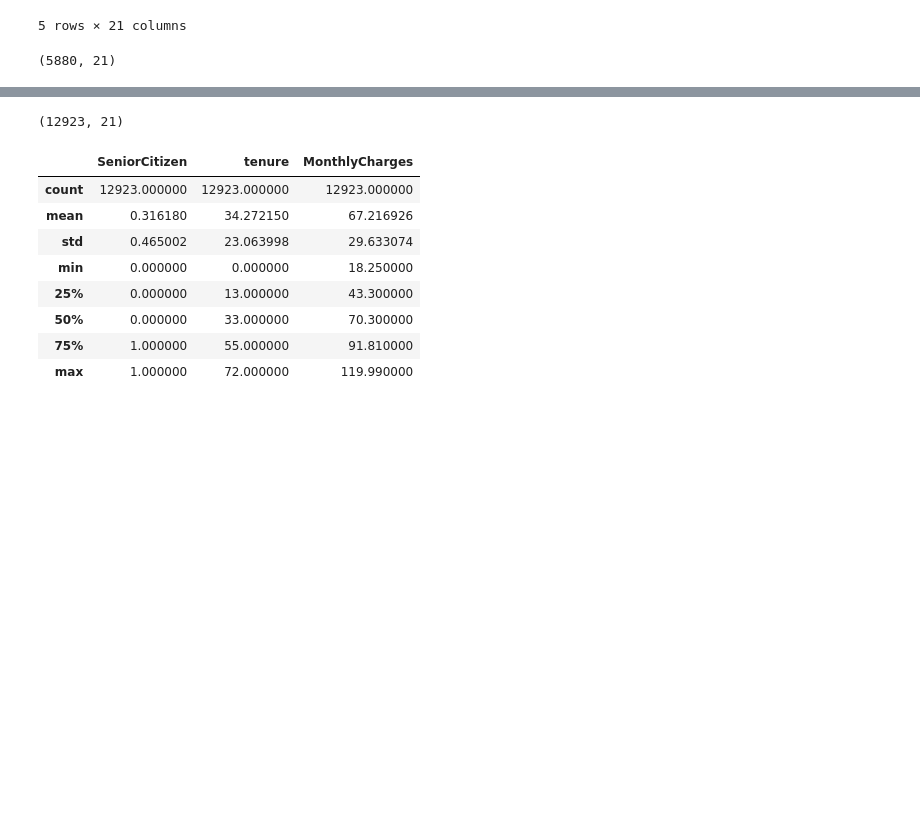
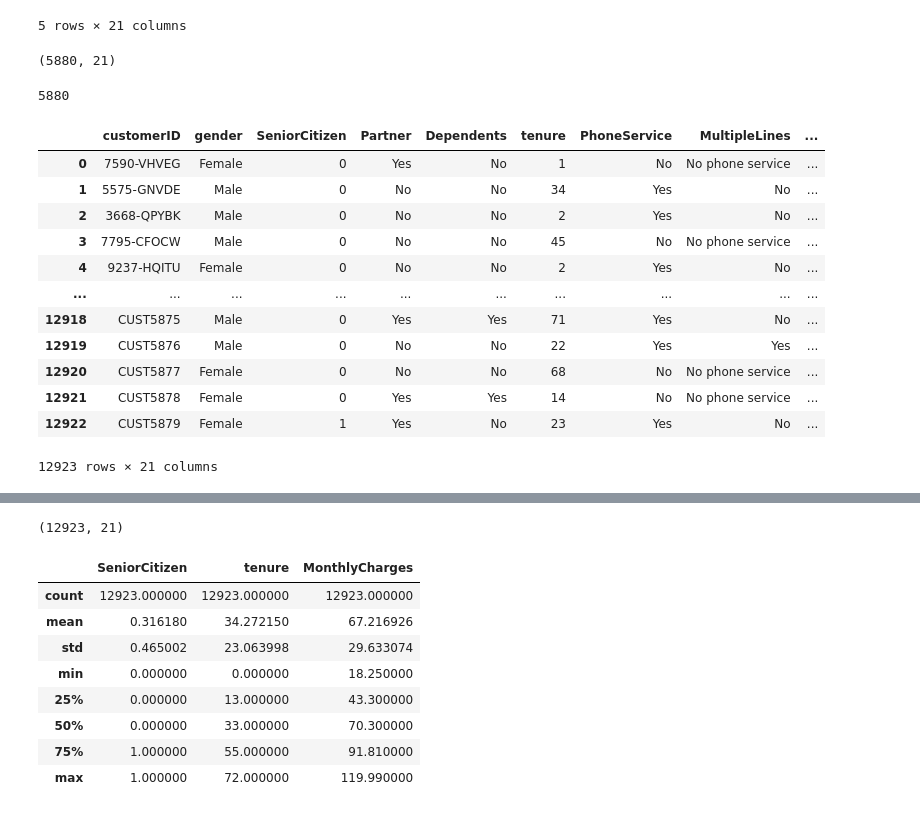
Before and after one commit to Tejpandey7/Cuatomer-_churn-analysis, a Jupyter notebook: churn_analysis.ipynb, the cells around one changed output, grey strips where cells are left out. Drawn from its saved outputs; the diff is of its cells as text; code cells hidden in the pictures; blank space fills up the shorter version.

```diff
--- a/churn_analysis.ipynb
+++ b/churn_analysis.ipynb
@@ -45,0 +50,5 @@ df2.shape # Checking shape of second data
+# %%
+df1.to_sql("first_data", conn, index=False, if_exists="replace")
+df2.to_sql("second_data", conn, index=False, if_exists="replace")
+# %% [output]
+5880
@@ -46 +63,17 @@ df2.shape # Checking shape of second data
+# %%
+df3
+# %% [output]
+|  | customerID | gender | SeniorCitizen | Partner | Dependents | tenure | PhoneService | MultipleLines | ... |
+| 0 | 7590-VHVEG | Female | 0 | Yes | No | 1 | No | No phone service | ... |
+| 1 | 5575-GNVDE | Male | 0 | No | No | 34 | Yes | No | ... |
+| 2 | 3668-QPYBK | Male | 0 | No | No | 2 | Yes | No | ... |
+| 3 | 7795-CFOCW | Male | 0 | No | No | 45 | No | No phone service | ... |
+| 4 | 9237-HQITU | Female | 0 | No | No | 2 | Yes | No | ... |
+| ... | ... | ... | ... | ... | ... | ... | ... | ... | ... |
+| 12918 | CUST5875 | Male | 0 | Yes | Yes | 71 | Yes | No | ... |
+| 12919 | CUST5876 | Male | 0 | No | No | 22 | Yes | Yes | ... |
+| 12920 | CUST5877 | Female | 0 | No | No | 68 | No | No phone service | ... |
+| 12921 | CUST5878 | Female | 0 | Yes | Yes | 14 | No | No phone service | ... |
+| 12922 | CUST5879 | Female | 1 | Yes | No | 23 | Yes | No | ... |
+12923 rows × 21 columns
 # %%
```
Also changed, not shown: parts of 5 cells of this notebook.
